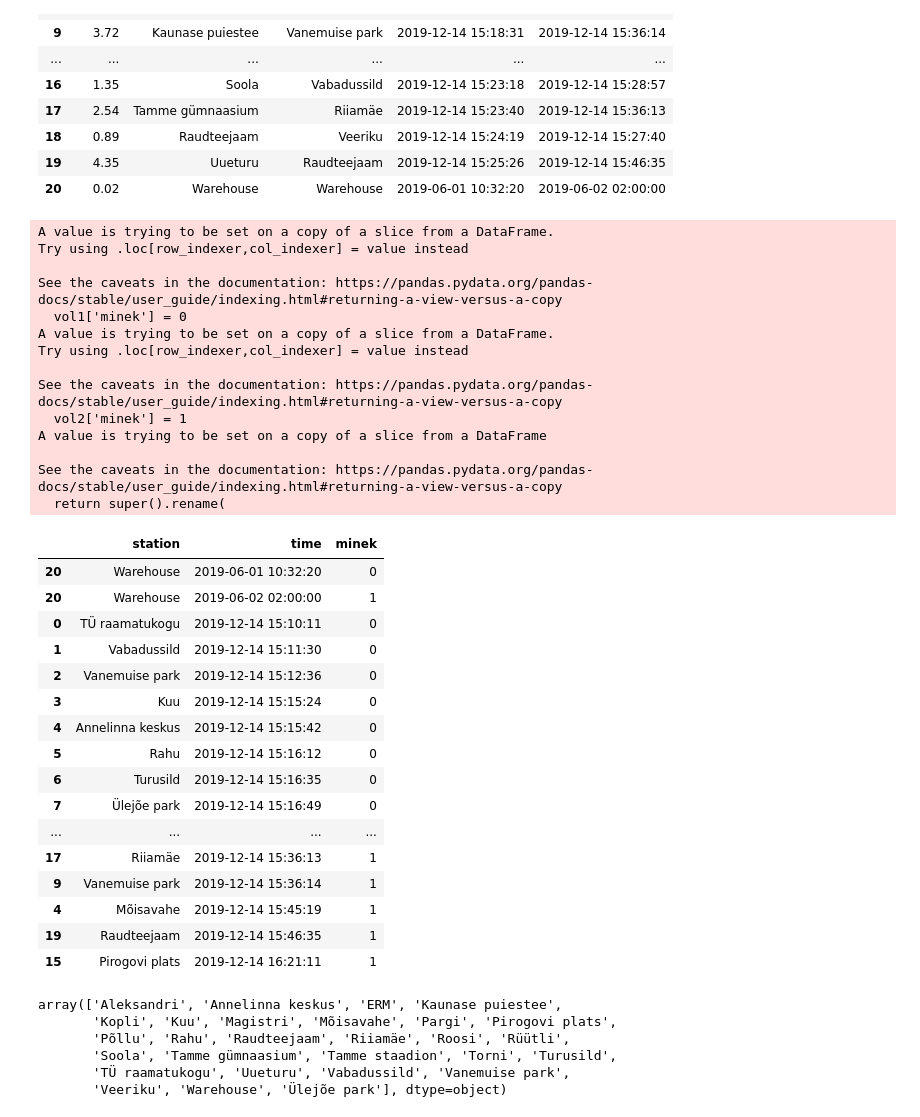
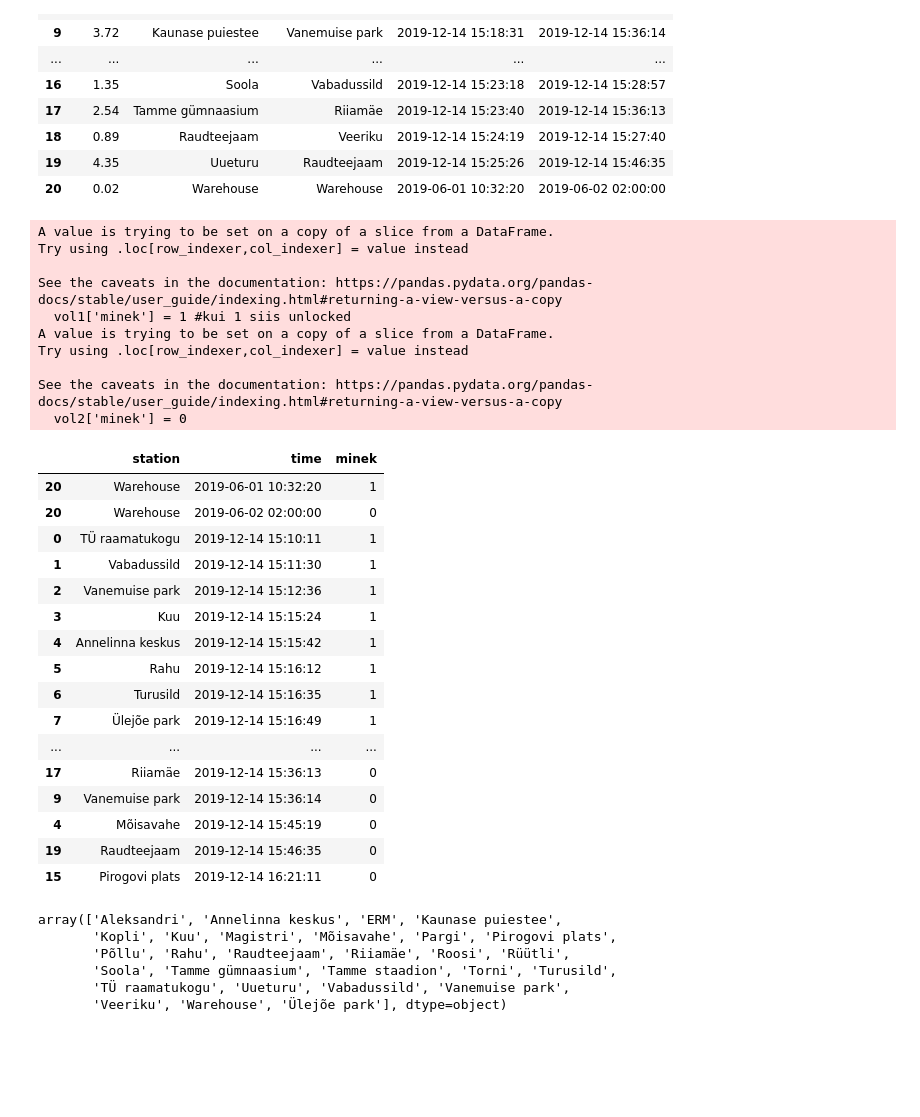
Before and after one commit to 3linameier/IDS2020, a Jupyter notebook: Untitled1.ipynb, the cells around one changed output. Drawn from its saved outputs; the diff is of its cells as text; code cells hidden in the pictures; blank space fills up the shorter version.

```diff
--- a/Untitled1.ipynb
+++ b/Untitled1.ipynb
@@ -100,43 +100,39 @@ puhas
 | 20 | 0.02 | Warehouse | Warehouse | 2019-06-01 10:32:20 | 2019-06-02 02:00:00 |
 # %%
 vol1 = puhas[['startstationname', 'unlocked']]
-vol1['minek'] = 0
+vol1['minek'] = 1 #kui 1 siis unlocked
 vol2 = puhas[['endstationname', 'locked']]
-vol2['minek'] = 1
+vol2['minek'] = 0
 vol1.rename(columns={'startstationname':'station', 'unlocked':'time'}, inplace=True)
 vol2.rename(columns={'endstationname':'station', 'locked':'time'}, inplace=True)
-#res = pd.DataFrame({'station':puhas['startstationname'], 'marks':l} ,index = l)
 result = pd.concat([vol1, vol2])
-result.sort_values('time')
+sorteeritud = result.sort_values('time')
+sorteeritud
 # %% [output]
 A value is trying to be set on a copy of a slice from a DataFrame.
 Try using .loc[row_indexer,col_indexer] = value instead
 
 See the caveats in the documentation: https://pandas.pydata.org/pandas-docs/stable/user_guide/indexing.html#returning-a-view-versus-a-copy
-  vol1['minek'] = 0
+  vol1['minek'] = 1 #kui 1 siis unlocked
 A value is trying to be set on a copy of a slice from a DataFrame.
 Try using .loc[row_indexer,col_indexer] = value instead
 
 See the caveats in the documentation: https://pandas.pydata.org/pandas-docs/stable/user_guide/indexing.html#returning-a-view-versus-a-copy
-  vol2['minek'] = 1
-A value is trying to be set on a copy of a slice from a DataFrame
-
-See the caveats in the documentation: https://pandas.pydata.org/pandas-docs/stable/user_guide/indexing.html#returning-a-view-versus-a-copy
-  return super().rename(
+  vol2['minek'] = 0
 |  | station | time | minek |
-| 20 | Warehouse | 2019-06-01 10:32:20 | 0 |
-| 20 | Warehouse | 2019-06-02 02:00:00 | 1 |
-| 0 | TÜ raamatukogu | 2019-12-14 15:10:11 | 0 |
-| 1 | Vabadussild | 2019-12-14 15:11:30 | 0 |
-| 2 | Vanemuise park | 2019-12-14 15:12:36 | 0 |
-| 3 | Kuu | 2019-12-14 15:15:24 | 0 |
-| 4 | Annelinna keskus | 2019-12-14 15:15:42 | 0 |
-| 5 | Rahu | 2019-12-14 15:16:12 | 0 |
-| 6 | Turusild | 2019-12-14 15:16:35 | 0 |
-| 7 | Ülejõe park | 2019-12-14 15:16:49 | 0 |
+| 20 | Warehouse | 2019-06-01 10:32:20 | 1 |
+| 20 | Warehouse | 2019-06-02 02:00:00 | 0 |
+| 0 | TÜ raamatukogu | 2019-12-14 15:10:11 | 1 |
+| 1 | Vabadussild | 2019-12-14 15:11:30 | 1 |
+| 2 | Vanemuise park | 2019-12-14 15:12:36 | 1 |
+| 3 | Kuu | 2019-12-14 15:15:24 | 1 |
+| 4 | Annelinna keskus | 2019-12-14 15:15:42 | 1 |
+| 5 | Rahu | 2019-12-14 15:16:12 | 1 |
+| 6 | Turusild | 2019-12-14 15:16:35 | 1 |
+| 7 | Ülejõe park | 2019-12-14 15:16:49 | 1 |
 | ... | ... | ... | ... |
-| 17 | Riiamäe | 2019-12-14 15:36:13 | 1 |
-| 9 | Vanemuise park | 2019-12-14 15:36:14 | 1 |
-| 4 | Mõisavahe | 2019-12-14 15:45:19 | 1 |
-| 19 | Raudteejaam | 2019-12-14 15:46:35 | 1 |
-| 15 | Pirogovi plats | 2019-12-14 16:21:11 | 1 |
+| 17 | Riiamäe | 2019-12-14 15:36:13 | 0 |
+| 9 | Vanemuise park | 2019-12-14 15:36:14 | 0 |
+| 4 | Mõisavahe | 2019-12-14 15:45:19 | 0 |
+| 19 | Raudteejaam | 2019-12-14 15:46:35 | 0 |
+| 15 | Pirogovi plats | 2019-12-14 16:21:11 | 0 |
```
Also changed, not shown: parts of 2 cells of this notebook.
